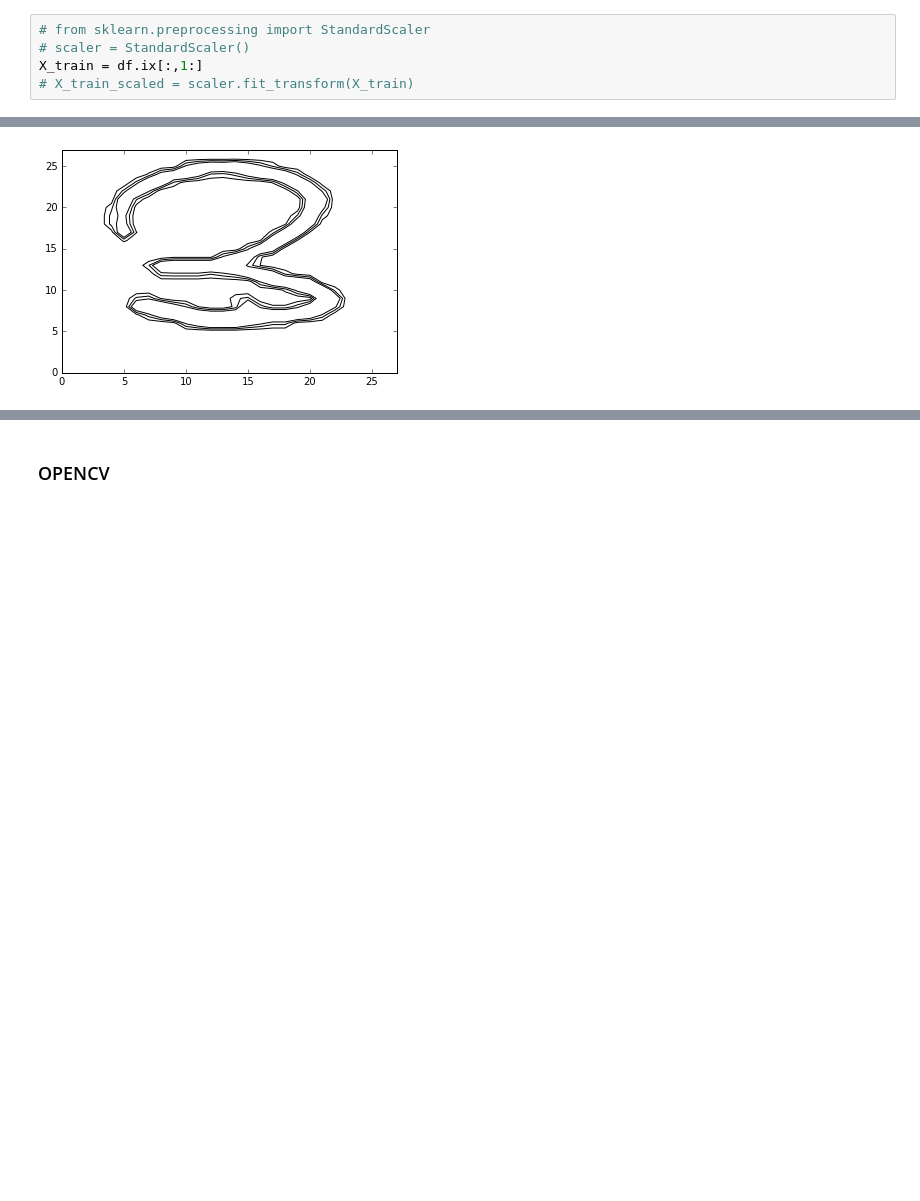
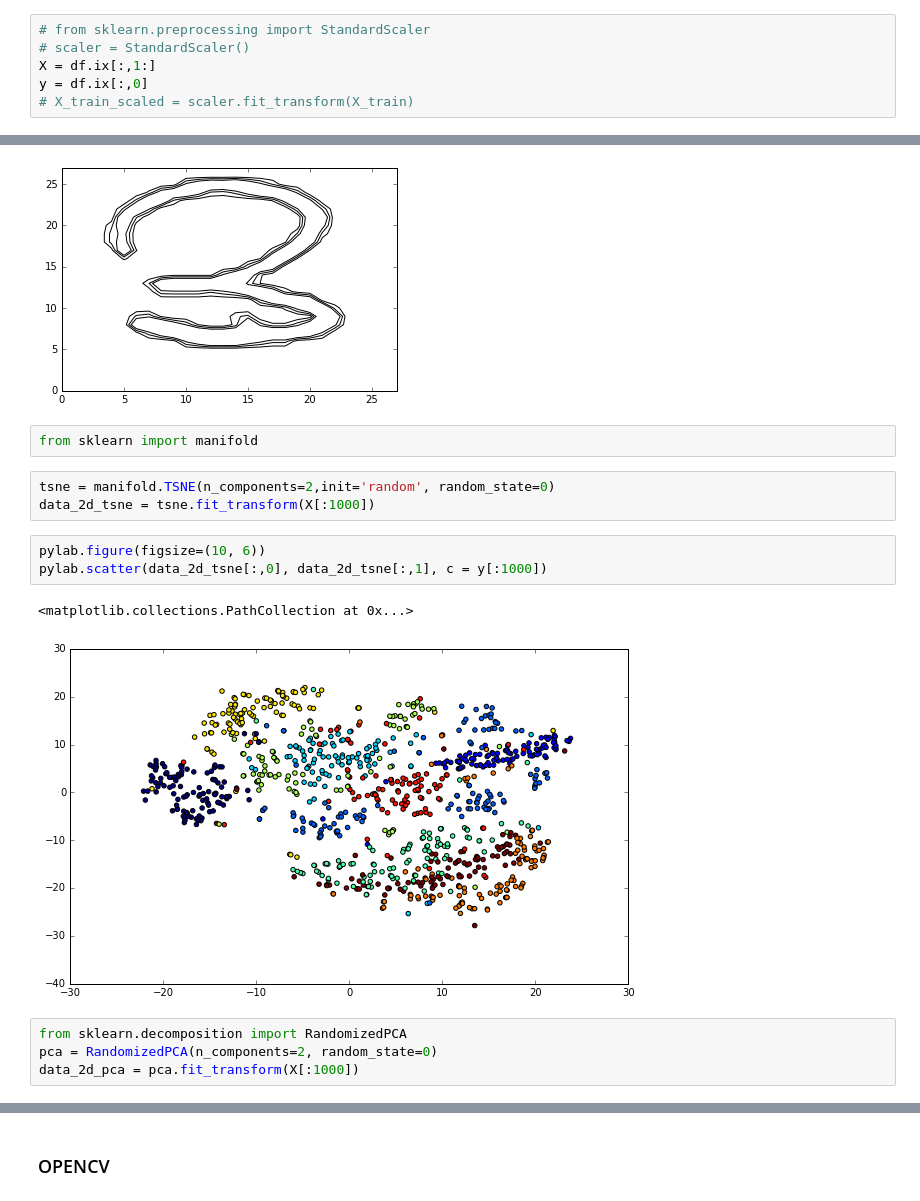
Before and after one commit to mrbazzik/mnist, a Jupyter notebook: Classifying a digit (MNIST).ipynb, the cells around one changed output, grey strips where cells are left out. Saved outputs shown, nothing was run; the diff lists cells and outputs as text; blank space fills up the shorter version.

```diff
--- a/Classifying a digit (MNIST).ipynb
+++ b/Classifying a digit (MNIST).ipynb
@@ -39,6 +39,7 @@ from matplotlib import pylab
 # %%
 # from sklearn.preprocessing import StandardScaler
 # scaler = StandardScaler()
-X_train = df.ix[:,1:]
+X = df.ix[:,1:]
+y = df.ix[:,0]
 # X_train_scaled = scaler.fit_transform(X_train)
 # %%
@@ -55,3 +56,18 @@ pylab.contour(np.reshape(X_train.ix[7,:],(28,28)),cmap='gray', vmin=127, vmax=12
 # %% [output]
 <matplotlib.contour.QuadContourSet at 0x...>
 [figure]
+# %%
+from sklearn import manifold
+# %%
+tsne = manifold.TSNE(n_components=2,init='random', random_state=0)
+data_2d_tsne = tsne.fit_transform(X[:1000])
+# %%
+pylab.figure(figsize=(10, 6))
+pylab.scatter(data_2d_tsne[:,0], data_2d_tsne[:,1], c = y[:1000])
+# %% [output]
+<matplotlib.collections.PathCollection at 0x...>
+[figure, added]
+# %%
+from sklearn.decomposition import RandomizedPCA
+pca = RandomizedPCA(n_components=2, random_state=0)
+data_2d_pca = pca.fit_transform(X[:1000])
```
Also changed, not shown: parts of 35 cells of this notebook.
